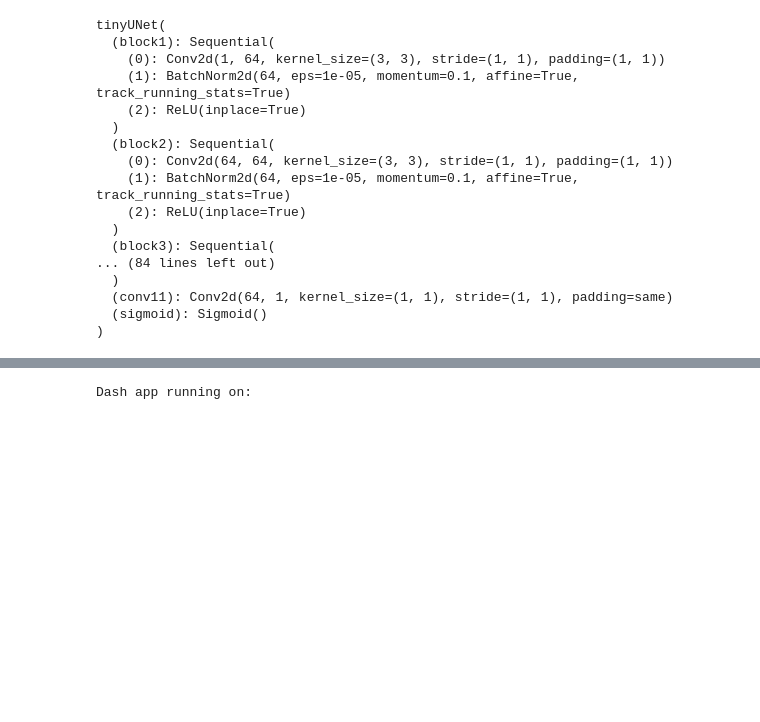
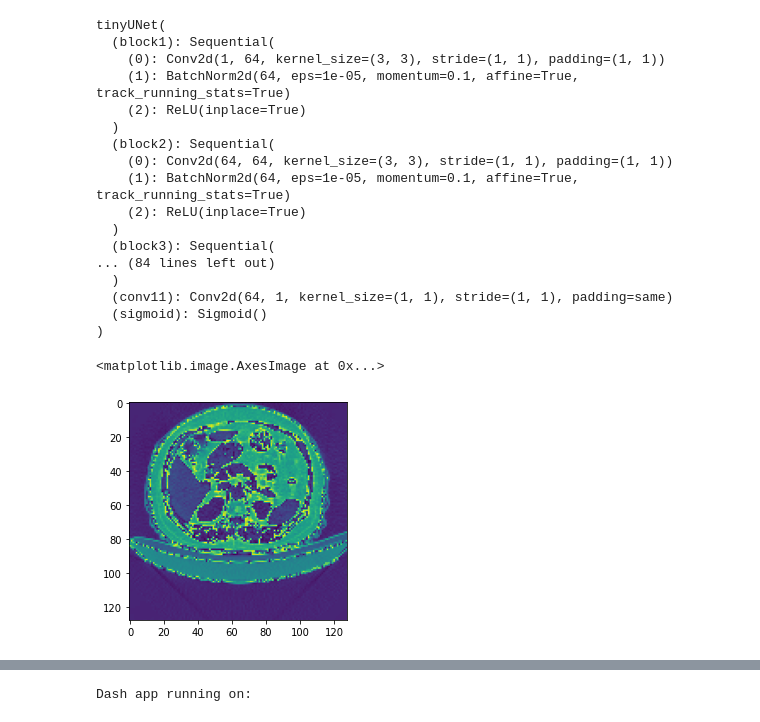
Before and after one commit to alecbidaran/Chest-CTs-image-segmentation-with-UNET, a Jupyter notebook: medical_segmentation_pytorch.ipynb, the cells around one changed output, grey strips where cells are left out. Drawn from its saved outputs; the diff is of its cells as text; code cells hidden in the pictures; blank space fills up the shorter version.

```diff
--- a/medical_segmentation_pytorch.ipynb
+++ b/medical_segmentation_pytorch.ipynb
@@ -147,7 +147,7 @@ class CT_dataset(Dataset):
     def collate_fn(self, batch):
         ims, masks = list(zip(*batch))
         ims = torch.cat([torch.tensor(im.copy()[None]) for im in ims]).float().to(device)
-        ce_masks = torch.cat([torch.tensor(mask.copy()[None]) for mask in masks]).float().to(device)
+        ce_masks = torch.cat([torch.tensor(mask[None]) for mask in masks]).float().to(device)
         return ims, ce_masks
 # %%
 from sklearn.model_selection import train_test_split
@@ -447,5 +440,13 @@ tinyUNet(
   (conv11): Conv2d(64, 1, kernel_size=(1, 1), stride=(1, 1), padding=same)
   (sigmoid): Sigmoid()
 )
+# %%
+valid_dl=torch.utils.data.DataLoader(test_dataset,batch_size=1,shuffle=True,collate_fn=test_dataset.collate_fn)
+img,mask=next(iter(valid_dl))
+pimg=img[0].squeeze(0).detach().cpu().numpy()
+plt.imshow(pimg)
+# %% [output]
+<matplotlib.image.AxesImage at 0x...>
+[figure, added]
 # %%
 def predict(img):
```
Also changed, not shown: parts of 19 cells of this notebook.
